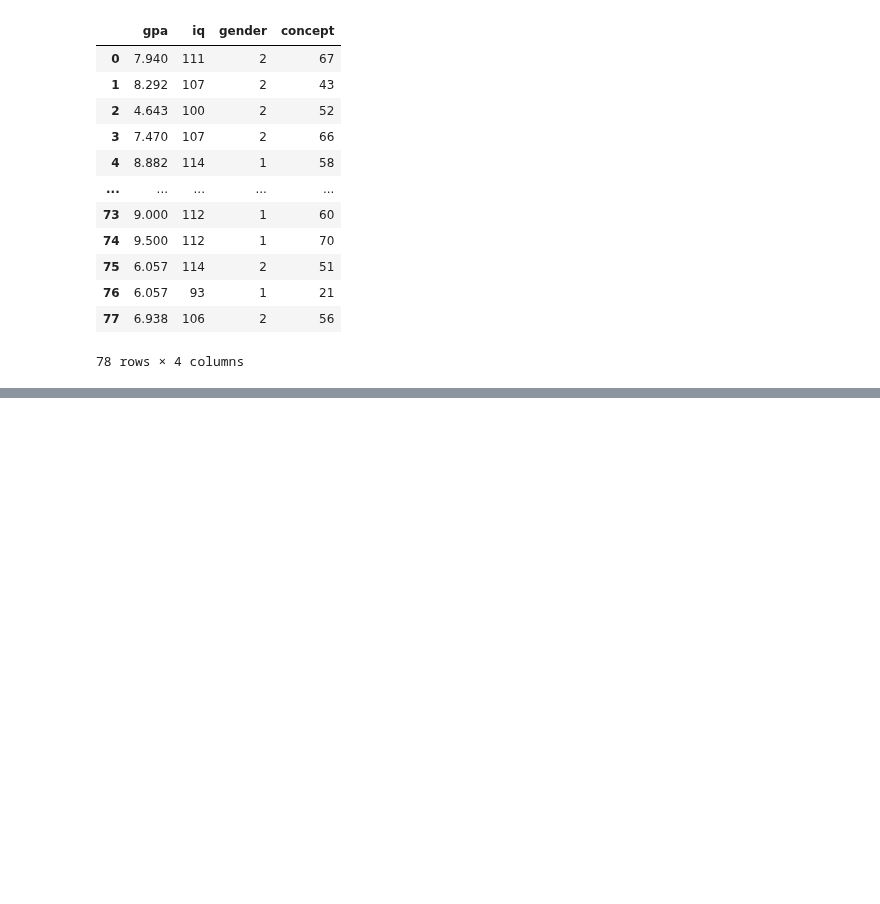
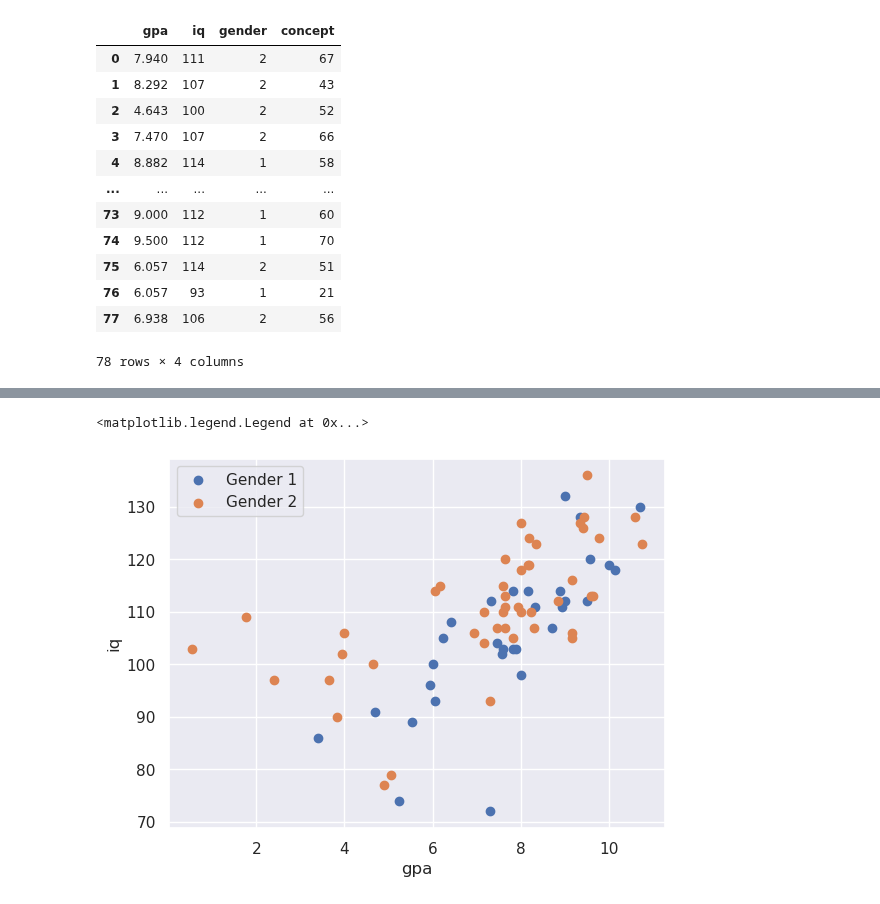
Before and after one commit to LaxmiVatsalyaDaita/Kaggle, a Jupyter notebook: gpa-linear-regression.ipynb, the cells around one changed output, grey strips where cells are left out. Saved outputs shown, nothing was run; the diff lists cells and outputs as text; code cells hidden in the pictures; blank space fills up the shorter version.

```diff
--- a/gpa-linear-regression.ipynb
+++ b/gpa-linear-regression.ipynb
@@ -68,0 +102,11 @@ data
+# %%
+df1=data[data["gender"]==1]
+df2=data[data["gender"]==2]
+plt.scatter(df1["gpa"],df1["iq"],label="Gender 1")
+plt.scatter(df2["gpa"],df2['iq'],label="Gender 2")
+plt.xlabel("gpa")
+plt.ylabel("iq")
+plt.legend()
+# %% [output]
+<matplotlib.legend.Legend at 0x...>
+[figure, added]
```
Also changed, not shown: parts of 13 cells of this notebook.
